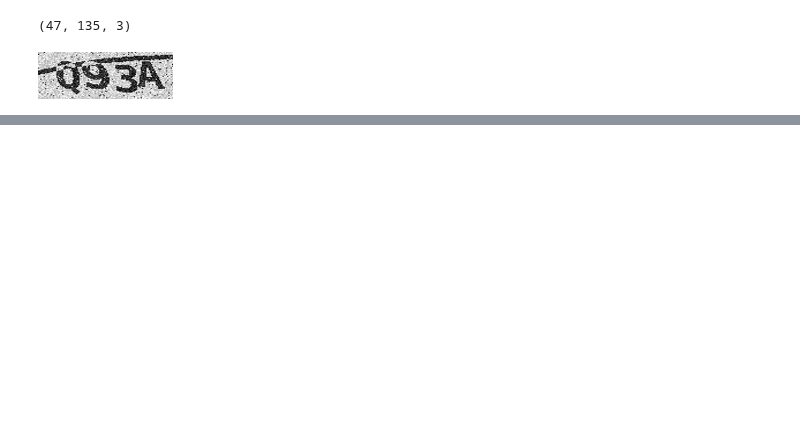
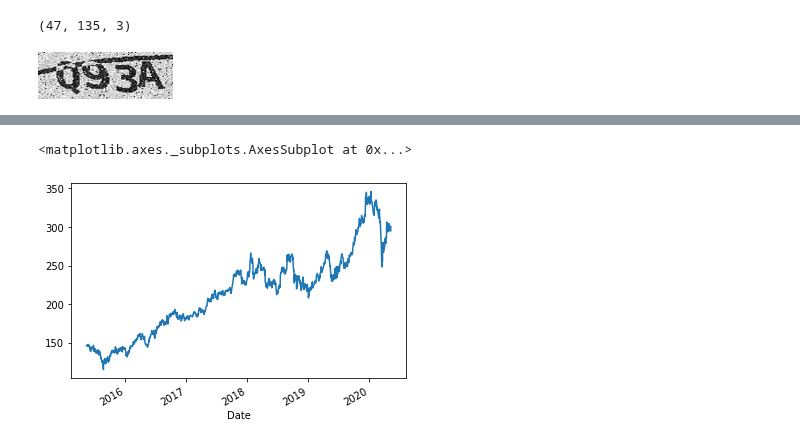
Before and after one commit to ywchiu/taipeifubon, a Jupyter notebook: Demo20200512.ipynb, the cells around one changed output, grey strips where cells are left out. Cells and saved outputs as stored; diff of their text form; code cells hidden in the pictures; blank space fills up the shorter version.

```diff
--- a/Demo20200512.ipynb
+++ b/Demo20200512.ipynb
@@ -210,0 +267,3 @@ a
+# %%
+import  pandas_datareader
+tw2330 = pandas_datareader.DataReader('2330.TW', data_source = 'yahoo')
@@ -210,0 +280,5 @@ a
+# %%
+tw2330['Close'].plot(kind = 'line')
+# %% [output]
+<matplotlib.axes._subplots.AxesSubplot at 0x...>
+[figure, added]
```
Also changed, not shown: parts of 42 cells of this notebook.
